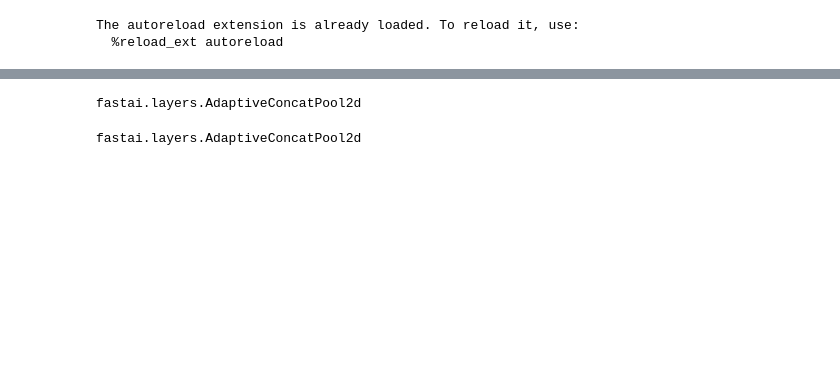
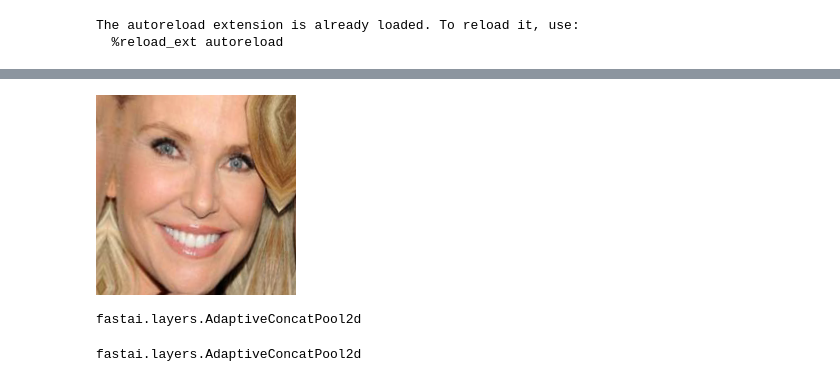
Before and after one commit to deepfx/netlens, a Jupyter notebook: nbs/Netlens_try.ipynb, the cells around one changed output, grey strips where cells are left out. Cells and saved outputs as stored; diff of their text form; code cells hidden in the pictures; blank space fills up the shorter version.

```diff
--- a/nbs/Netlens_try.ipynb
+++ b/nbs/Netlens_try.ipynb
@@ -33,3 +54,7 @@ data = ( ImageList.from_folder(path) \
+# %%
+data.train_ds[22][0]
+# %% [output]
+[figure, added]
 # %%
 learner = cnn_learner(data, models.vgg19, metrics=[accuracy])
 # %%
```
Also changed, not shown: parts of 14 cells of this notebook, 6 other files.
